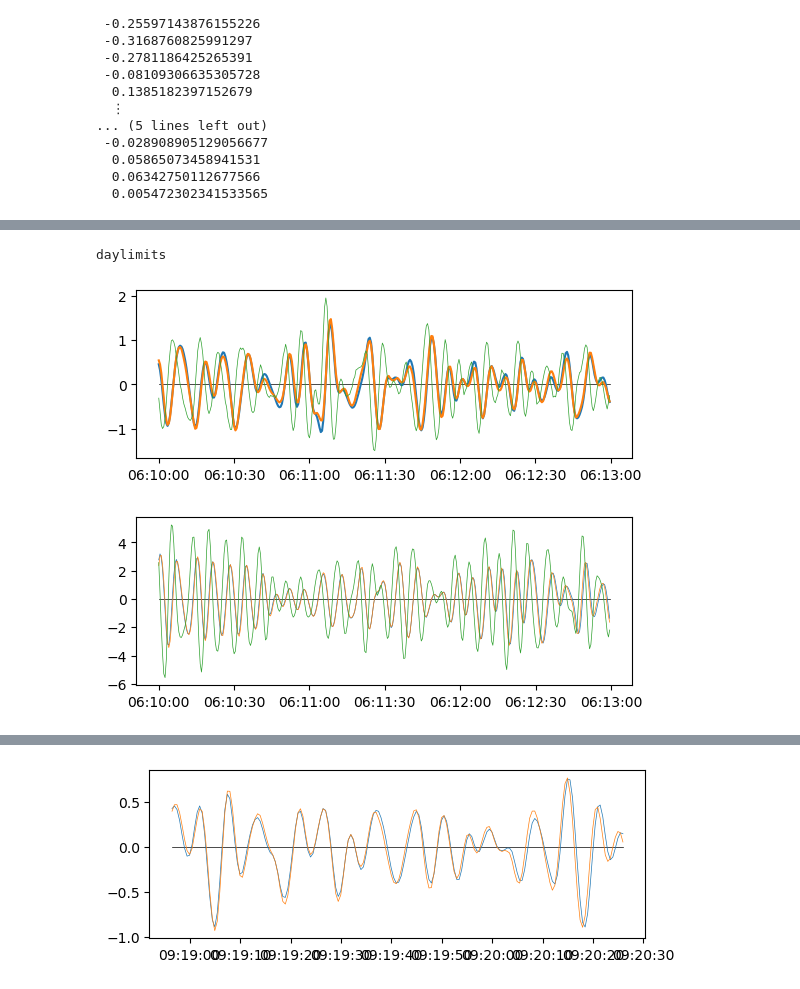
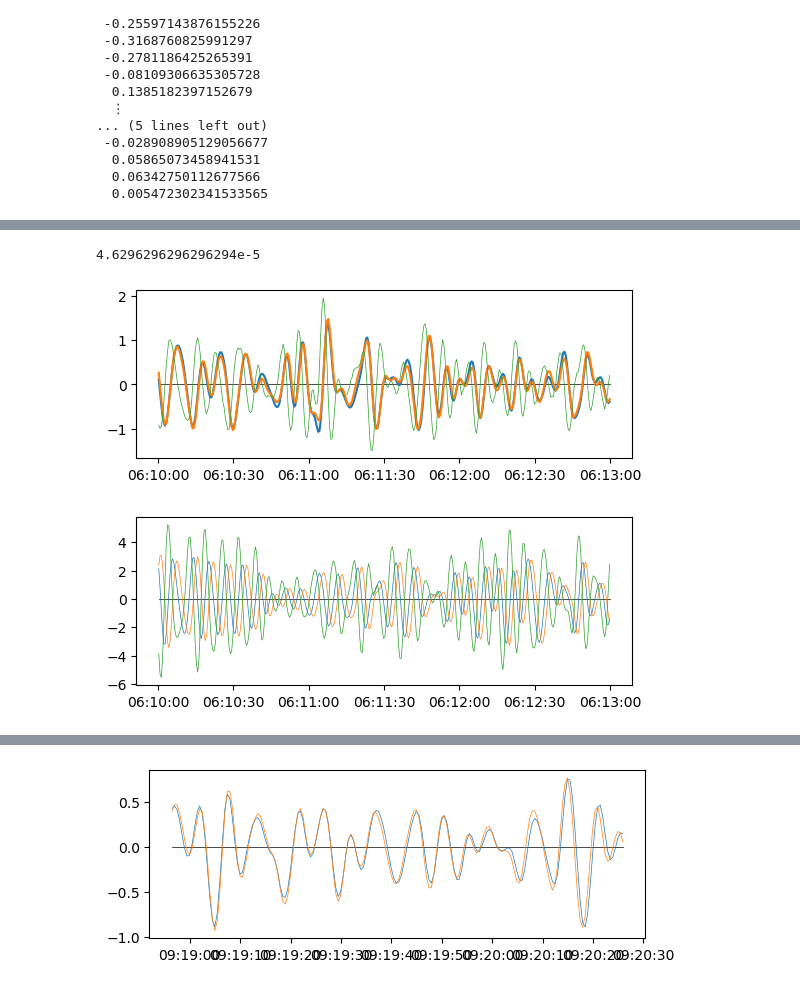
Before and after one commit to deszoeke/lidar, a Jupyter notebook: rot_sandbox.ipynb, the cells around one changed output, grey strips where cells are left out. Cells and saved outputs as stored; diff of their text form; code cells hidden in the pictures.

Commit message:
switch to POSMV GPS time coordinate

```diff
--- a/rot_sandbox.ipynb
+++ b/rot_sandbox.ipynb
@@ -185,7 +186,8 @@ Pashr = Dict(Symbol(key) => value for (key, value) in load("./data/table/ASTraL_
 w_lidar = Vn[:VelNED2] # positive down
 
 # time coordinates
-posmvdt = Pashr[:posmvdt] # UTC convention
+# posmvdt = Pashr[:posmvdt] # UTC convention
+posmvdt = Pashr[:time] # UTC convention # is correction doing more harm than good?
 vndt = Vn[:vndt]          # GPS convention
 # %% [output]
 42870733-element Vector{DateTime}:
@@ -251,13 +336,49 @@ Need to window the data in little sections and sync the time coordinates.
 # %%
-# window time series with time axes
+# deprecated # window time series with time axes
 
-"posmv and vectornav indices for requested UTC DateTime start and epoch length TimePeriod"
-function daylimits(utcdt::DateTime=DateTime(2024,6,1,6,0,0), epoch::Period=Minute(3), leapseconds=18)
-    post = findfirst( posmvdt .>= utcdt )
-    poen = findlast(  posmvdt .<= utcdt + epoch )
-    vnst = findfirst( vndt    .>= utcdt + Second(leapseconds) ) # view +18 leapseconds forward to agree with UTC
-    vnen = findlast(  vndt    .<= utcdt + Second(leapseconds) + epoch )
-    post, poen, vnst, vnen
-end
+# "posmv and vectornav indices for requested UTC DateTime start and epoch length TimePeriod"
+# function daylimits(utcdt::DateTime=DateTime(2024,6,1,6,0,0), epoch::Period=Minute(3), leapseconds=18)
+#     post = findfirst( posmvdt .>= utcdt )
+#     poen = findlast(  posmvdt .<= utcdt + epoch )
+#     vnst = findfirst( vndt    .>= utcdt + Second(leapseconds) ) # view +18 leapseconds forward to agree with UTC
+#     vnen = findlast(  vndt    .<= utcdt + Second(leapseconds) + epoch )
+#     post, poen, vnst, vnen
+# end
-# %% [output]
-daylimits
+# %%
+# window time series with time axes
+"""
+posmv and vectornav indices for requested UTC DateTime start and epoch length TimePeriod
+daylimits(posmvdt, vndt, utcdt::DateTime=DateTime(2024,6,1,6,0,0), epoch::Period=Minute(3), leapseconds=18)
+"""
+function daylimits(posmvdt, vndt, utcdt::DateTime=DateTime(2024,6,1,6,0,0), epoch::Period=Minute(3), leapseconds=18)
+    post = findfirst( posmvdt .>= utcdt )
+    poen = findlast(  posmvdt .<= utcdt + epoch )
+    vnst = findfirst( vndt    .>= utcdt + Second(leapseconds) ) # view +18 leapseconds forward to agree with UTC
+    vnen = findlast(  vndt    .<= utcdt + Second(leapseconds) + epoch )
+    post, poen, vnst, vnen
+end
+
+# time coordinates
+# posmvdt = Pashr[:posmvdt] # UTC convention
+# REPLACE posmvdt with POSMV GPS time, which is probably more reliable :: 2025 Feb 12
+posmvdt = timing_lidar.pashr_gps_datetime.(Pashr[:time], Pashr[:gpstime]) # UTC convention
+# posmvdt = Pashr[:time] # UTC convention
+# is correction doing more harm than good?
+# Both the corrected and original have offsets
+vndt = Vn[:vndt]          # GPS convention
+
+# indices of unique types of gaps
+idrop =  findall( Millisecond(680) .< diff(posmvdt) .< Second(2) )
+ireset = findall( Second(2)        .< diff(posmvdt) .< Hour(1) )
+ileg =   findall( Hour(1)          .< diff(posmvdt)  )
+# findall(diff(posmvdt) .< Millisecond(0)) # none
+
+length(idrop), length(ireset), length(ileg), length(pmvdt), length(posmvdt)
+diff(posmvdt)[idrop] # 1000 ± 16 ms
+diff(posmvdt)[ireset] # 2600, 3200, 3300, 3800, 4500 ms
+# posmvdt1 = posmvdt[1]:Millisecond(500):posmvdt[igap]
+# posmvdt2 = posmvdt[igap+1]:Millisecond(500):posmvdt[end]
+# pmvdt = vcat(posmvdt1,posmvdt2)
+# diff(posmvdt)[idrop]
+# %% [output]
+4.6296296296296294e-5
@@ -264,36 +389,34 @@ daylimits
 # %%
 # sync time series
 
 sample_factor = 9.94 #9.933333 # 9.95 not quite 10 = 20 Hz / 2 Hz
 # Vn actually samples slightly slower than 10x the speed of POSMV
 # so stepping by 10 Vn gets ahead of alignment with POSMV.
 # Need to advance one index less (9 rather than 10) every 167 samples
 
 # example time series synced by hand in vectornav.ipynb
 post, poen, vnst, vnen = daylimits(DateTime(2024,6,1,6,10,0), Minute(3)) # June 1 1st day of Vn2
 # this example window has a lag of ~20 s (`vectornav.ipynb`)
 # subtract 20 s from vndt to match same signal at same time
 # indices vnst:vnen already shift for the 18 GPS leapseconds;
 # at this time, need to shift forward 40 indices for the 2 s.
-vn_offset = 40
+vn_offset = 60
 # indices for Vn that line up with POSMV
 vv = round.(Integer, range(vn_offset+vnst, step=sample_factor, length=poen-post+1))
 pp = post:poen
 # plot demonstrates that it's synced
 clf()
 subplot(2,1,1)
 plot(posmvdt[[post, poen]], [0,0], color="k", linewidth=0.5)
 plot(posmvdt[post:poen], anom(Pashr[:pitch][post:poen]), label="POSMV pitch") # blue
 plot(posmvdt[post:poen], anom(Vn[:Roll][vv]), label="VectorNav roll")
 plot(posmvdt[post:poen], 100.0 .*θrate[post:poen], label="rate", linewidth=0.5)
 # plot(posmvdt[post:poen], 100.0 .*anom(θrate[post:poen]), label="rate")
 gcf()
 # %% [output]
-[figure, old version]
+[figure, new version]
 # %%
 # window and sync time series
-
-Vn[:vndt][1] # 2024-04-29T05:25:42.128
 
 # example time series synced by hand in vectornav.ipynb
 post, poen, vnst, vnen = daylimits(DateTime(2024,6,5,6,10,0), Minute(3), 18) # June 1 1st day of Vn2
@@ -322,7 +445,7 @@ gcf()
 
 # timing drifts over 3 min from 6-10 6:10 to 6:13
 # %% [output]
-[figure, old version]
+[figure, new version]
 # %%
 # test automatic lag finding
 
```
Also changed, not shown: parts of 14 cells of this notebook, 2 other files.
